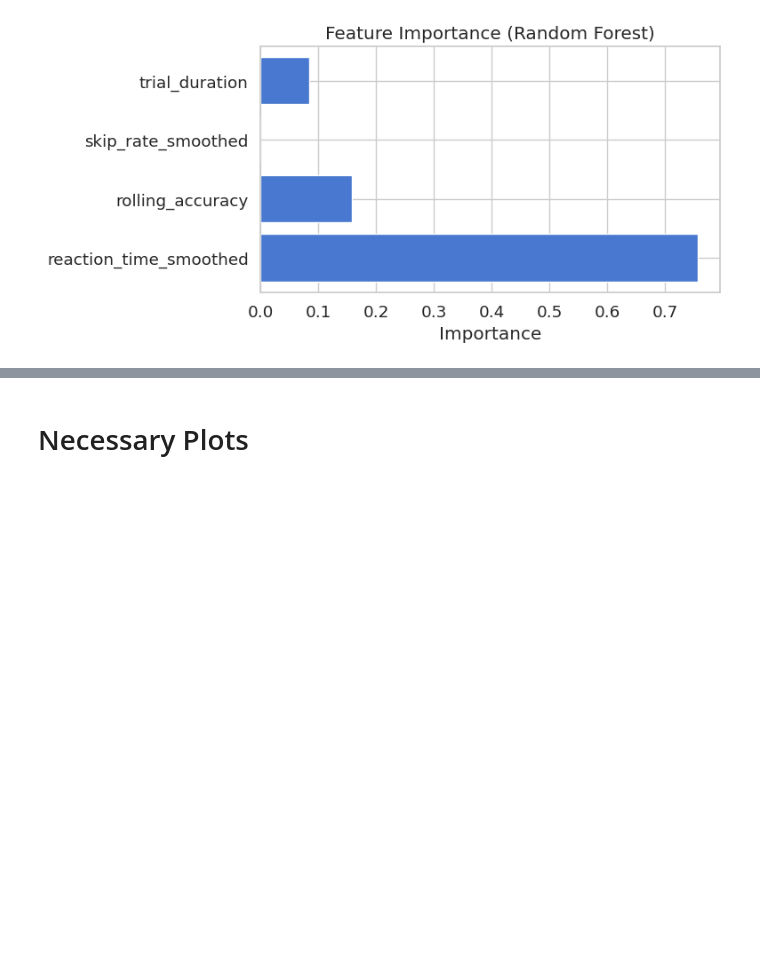
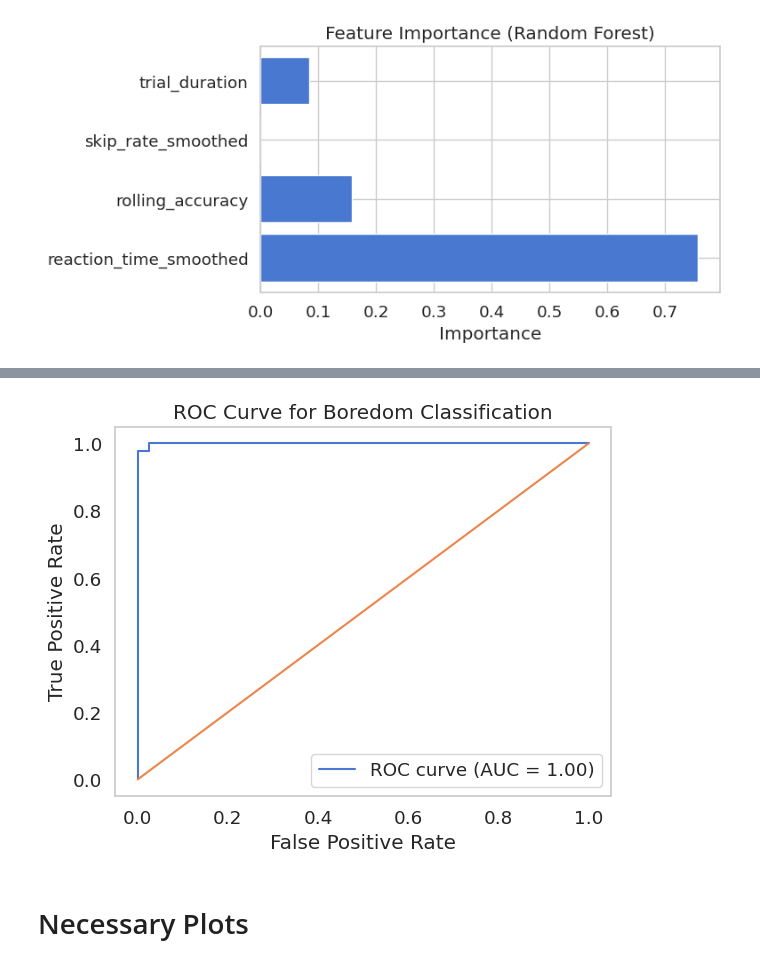
Before and after one commit to gaixen/BCS_recruitment, a Jupyter notebook: Are You Bored Yet?/demo_solution.ipynb, the cells around one changed output, grey strips where cells are left out. Cells and saved outputs as stored; diff of their text form; code cells hidden in the pictures; blank space fills up the shorter version.

```diff
--- a/Are You Bored Yet?/demo_solution.ipynb
+++ b/Are You Bored Yet?/demo_solution.ipynb
@@ -312,0 +345,21 @@ plt.show()
+# %%
+from sklearn.metrics import classification_report, confusion_matrix
+from sklearn.ensemble import RandomForestClassifier
+# Define high vs. low boredom states
+# Define feature matrix (X) and target vector (y)
+X = df_norm[feature_cols]
+y = df_norm[target_col]
+threshold = y.median()
+df_norm['boredom_class'] = (df_norm['boredom_score'] > threshold).astype(int)  # 1 = high, 0 = low
+# Classification model inputs
+X_cls = df_norm[feature_cols]
+y_cls = df_norm['boredom_class']
+# Train/test split
+X_train_cls, X_test_cls, y_train_cls, y_test_cls = train_test_split(X_cls, y_cls, test_size=0.2, random_state=42)
+# Train classifier
+clf = RandomForestClassifier(n_estimators=100, random_state=42)
+clf.fit(X_train_cls, y_train_cls)
+y_pred_cls = clf.predict(X_test_cls)
+# Evaluation
+print("Classification Report:\n", classification_report(y_test_cls, y_pred_cls))
+print("Confusion Matrix:\n", confusion_matrix(y_test_cls, y_pred_cls))
@@ -313,3 +380,19 @@ plt.show()
+# %%
+from sklearn.metrics import roc_curve, auc
+y_probs = clf.predict_proba(X_test_cls)[:, 1]
+fpr, tpr, _ = roc_curve(y_test_cls, y_probs)
+roc_auc = auc(fpr, tpr)
+plt.figure()
+plt.plot(fpr, tpr, label=f"ROC curve (AUC = {roc_auc:.2f})")
+plt.plot([0, 1], [0, 1])
+plt.xlabel("False Positive Rate")
+plt.ylabel("True Positive Rate")
+plt.title("ROC Curve for Boredom Classification")
+plt.legend()
+plt.grid()
+plt.show()
+# %% [output]
+[figure, added]
 # %% [markdown]
 # Necessary Plots
 # %% [markdown]
```
Also changed, not shown: parts of 7 cells of this notebook.
